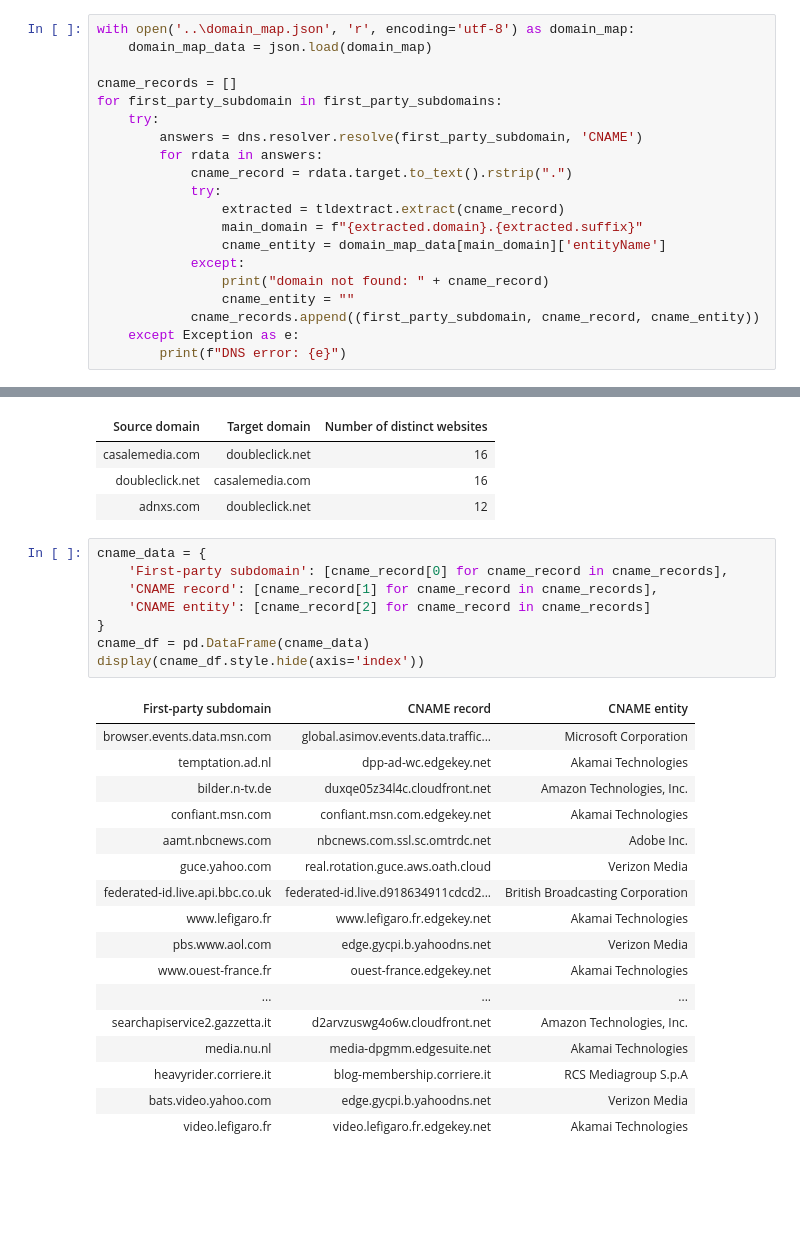
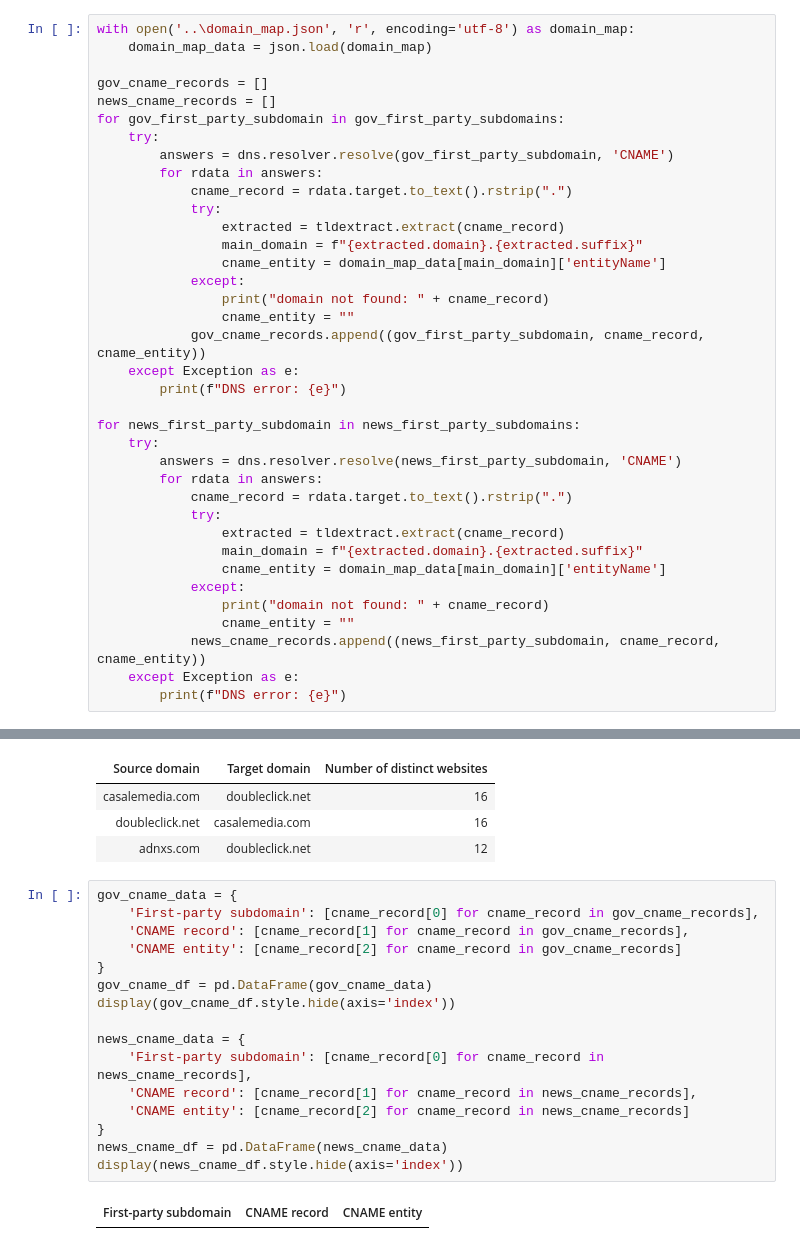
Before and after one commit to jeka-e/WebCrawler, a Jupyter notebook: analysis/analysis-4+8+9.ipynb, the cells around one changed output, grey strips where cells are left out. Drawn from its saved outputs; the diff is of its cells as text; blank space fills up the shorter version.

Commit message:
added government table analysis-9

```diff
--- a/analysis/analysis-4+8+9.ipynb
+++ b/analysis/analysis-4+8+9.ipynb
@@ -91,10 +92,11 @@ for file in os.listdir(news_dir):
 with open('..\domain_map.json', 'r', encoding='utf-8') as domain_map:
     domain_map_data = json.load(domain_map)
 
-cname_records = []
-for first_party_subdomain in first_party_subdomains:
+gov_cname_records = []
+news_cname_records = []
+for gov_first_party_subdomain in gov_first_party_subdomains:
     try:
-        answers = dns.resolver.resolve(first_party_subdomain, 'CNAME')
+        answers = dns.resolver.resolve(gov_first_party_subdomain, 'CNAME')
         for rdata in answers:
             cname_record = rdata.target.to_text().rstrip(".")
             try:
@@ -104,9 +106,25 @@ for first_party_subdomain in first_party_subdomains:
             except:
                 print("domain not found: " + cname_record)
                 cname_entity = ""
-            cname_records.append((first_party_subdomain, cname_record, cname_entity))
+            gov_cname_records.append((gov_first_party_subdomain, cname_record, cname_entity))
     except Exception as e:
         print(f"DNS error: {e}")
+
+for news_first_party_subdomain in news_first_party_subdomains:
+    try:
+        answers = dns.resolver.resolve(news_first_party_subdomain, 'CNAME')
+        for rdata in answers:
+            cname_record = rdata.target.to_text().rstrip(".")
+            try:
+                extracted = tldextract.extract(cname_record)
+                main_domain = f"{extracted.domain}.{extracted.suffix}"
+                cname_entity = domain_map_data[main_domain]['entityName']
+            except:
+                print("domain not found: " + cname_record)
+                cname_entity = ""
+            news_cname_records.append((news_first_party_subdomain, cname_record, cname_entity))
+    except Exception as e:
+        print(f"DNS error: {e}")
 # %% [output]
 domain not found: ff53ed04-b5fc-4ccf-b357-c1c4a2dd582a.customer.scalia.network
 domain not found: cs964.wpc.9465e.mucdn.net
@@ -167,28 +185,20 @@ display(cross_domain_df.style.hide(axis='index'))
 | doubleclick.net | casalemedia.com | 16 |
 | adnxs.com | doubleclick.net | 12 |
 # %%
-cname_data = {
-    'First-party subdomain': [cname_record[0] for cname_record in cname_records],
-    'CNAME record': [cname_record[1] for cname_record in cname_records],
-    'CNAME entity': [cname_record[2] for cname_record in cname_records]
+gov_cname_data = {
+    'First-party subdomain': [cname_record[0] for cname_record in gov_cname_records],
+    'CNAME record': [cname_record[1] for cname_record in gov_cname_records],
+    'CNAME entity': [cname_record[2] for cname_record in gov_cname_records]
 }
-cname_df = pd.DataFrame(cname_data)
-display(cname_df.style.hide(axis='index'))
+gov_cname_df = pd.DataFrame(gov_cname_data)
+display(gov_cname_df.style.hide(axis='index'))
+
+news_cname_data = {
+    'First-party subdomain': [cname_record[0] for cname_record in news_cname_records],
+    'CNAME record': [cname_record[1] for cname_record in news_cname_records],
+    'CNAME entity': [cname_record[2] for cname_record in news_cname_records]
+}
+news_cname_df = pd.DataFrame(news_cname_data)
+display(news_cname_df.style.hide(axis='index'))
 # %% [output]
 | First-party subdomain | CNAME record | CNAME entity |
-| browser.events.data.msn.com | global.asimov.events.data.traffic... | Microsoft Corporation |
-| temptation.ad.nl | dpp-ad-wc.edgekey.net | Akamai Technologies |
-| bilder.n-tv.de | duxqe05z34l4c.cloudfront.net | Amazon Technologies, Inc. |
-| confiant.msn.com | confiant.msn.com.edgekey.net | Akamai Technologies |
-| aamt.nbcnews.com | nbcnews.com.ssl.sc.omtrdc.net | Adobe Inc. |
-| guce.yahoo.com | real.rotation.guce.aws.oath.cloud | Verizon Media |
-| federated-id.live.api.bbc.co.uk | federated-id.live.d918634911cdcd2... | British Broadcasting Corporation |
-| www.lefigaro.fr | www.lefigaro.fr.edgekey.net | Akamai Technologies |
-| pbs.www.aol.com | edge.gycpi.b.yahoodns.net | Verizon Media |
-| www.ouest-france.fr | ouest-france.edgekey.net | Akamai Technologies |
-| ... | ... | ... |
-| searchapiservice2.gazzetta.it | d2arvzuswg4o6w.cloudfront.net | Amazon Technologies, Inc. |
-| media.nu.nl | media-dpgmm.edgesuite.net | Akamai Technologies |
-| heavyrider.corriere.it | blog-membership.corriere.it | RCS Mediagroup S.p.A |
-| bats.video.yahoo.com | edge.gycpi.b.yahoodns.net | Verizon Media |
-| video.lefigaro.fr | video.lefigaro.fr.edgekey.net | Akamai Technologies |
```
Also changed, not shown: parts of 2 cells of this notebook.
